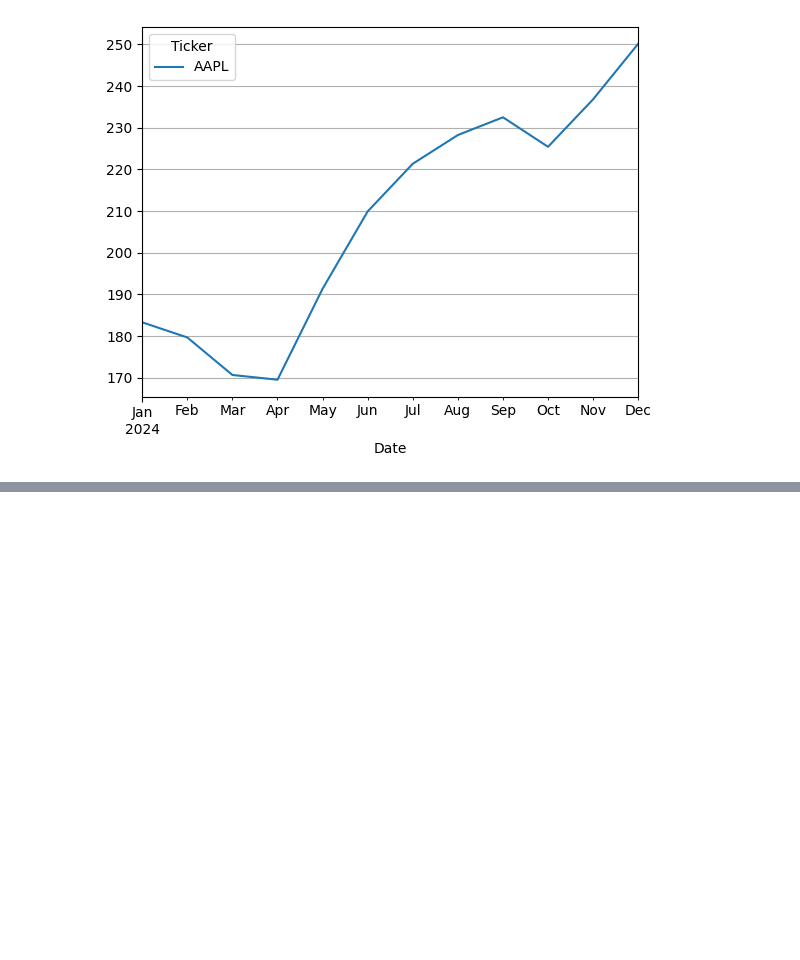
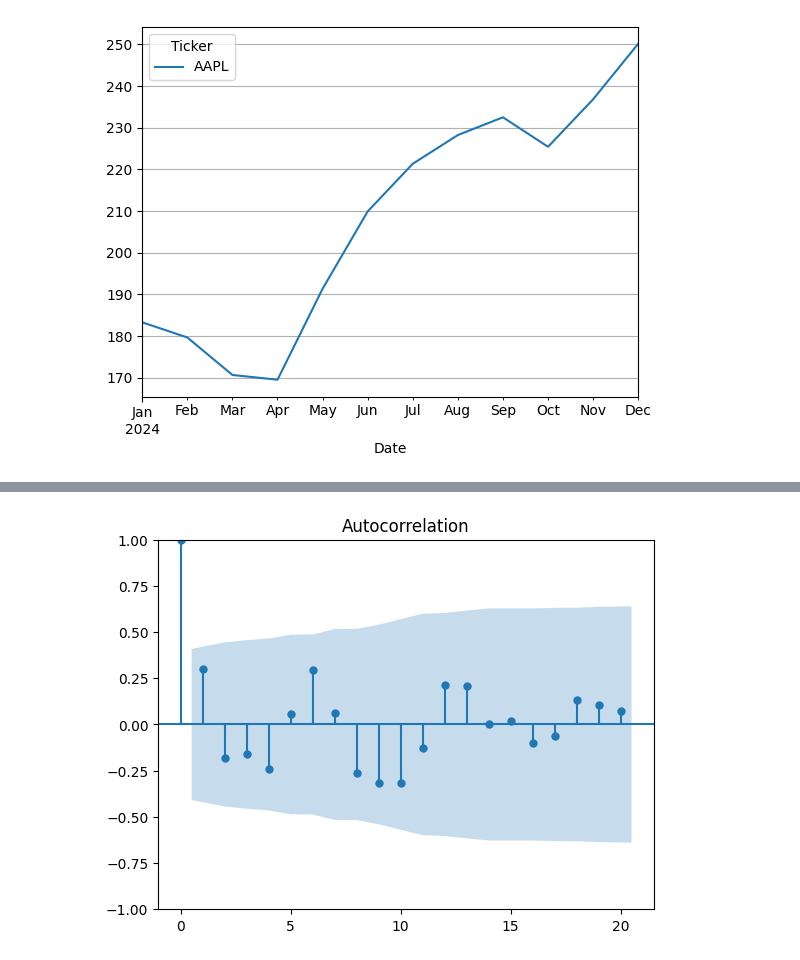
Before and after one commit to katiemackness/time-series-analysis, a Jupyter notebook: practica-es.ipynb, the cells around one changed output, grey strips where cells are left out. Cells and saved outputs as stored; diff of their text form; code cells hidden in the pictures; blank space fills up the shorter version.

```diff
--- a/practica-es.ipynb
+++ b/practica-es.ipynb
@@ -167,0 +311,5 @@ rend_apple_microsoft.dropna()
+# %%
+plot_acf(rendimientos, alpha=0.05, lags=20)
+plt.show()
+# %% [output]
+[figure, added]
```
Also changed, not shown: parts of 28 cells of this notebook.
